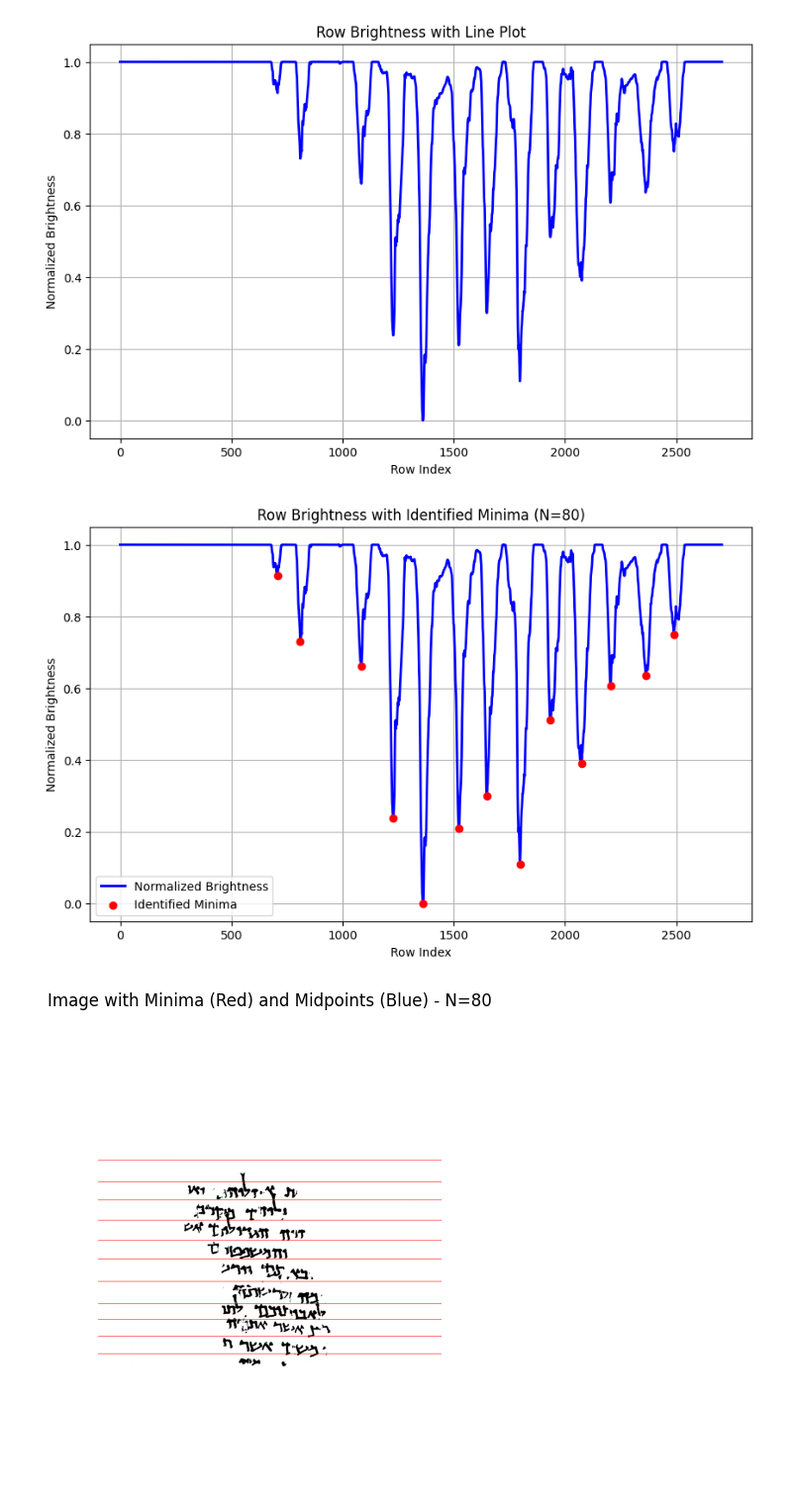
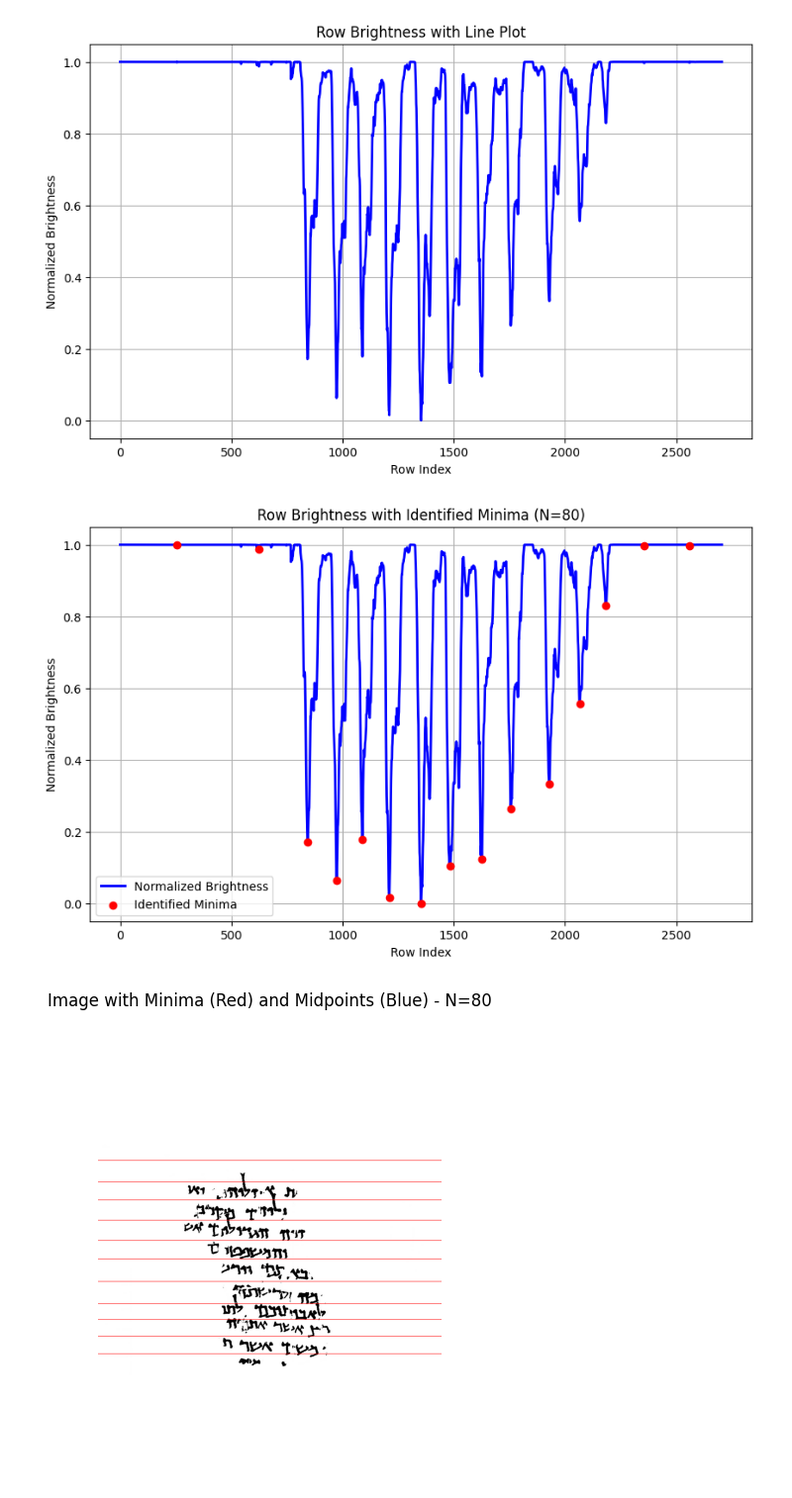
Before and after one commit to DeepLearningPracticalGroup/HandwrittenDocAnalysis, a Jupyter notebook: src/task1/notebooks/Line_Segmentation18_04.ipynb, the cells around one changed output. Shown at 99% size. Saved outputs shown, nothing was run; the diff lists cells and outputs as text; code cells hidden in the pictures.

```diff
--- a/src/task1/notebooks/Line_Segmentation18_04.ipynb
+++ b/src/task1/notebooks/Line_Segmentation18_04.ipynb
@@ -4,7 +4,7 @@ from PIL import Image
 import matplotlib.pyplot as plt
 
 # Set the directory path
-directory = r"C:\Users\Gebruiker\Documents\CCS\DLP\Seg_Images\image-data"
+directory = r"../../../image-data"
 
 # Find all files ending with 'binarized.jpg'
 binarized_images = [f for f in os.listdir(directory) if f.endswith("binarized.jpg")]
@@ -39,7 +39,7 @@ def row_brightness_heatmap(image_path):
     row_sums = img_array.sum(axis=1)  # Sum along width (axis 1)
 
     # Normalize row sums to [0, 1]
-    row_sums_normalized = (row_sums - row_sums.min()) / (row_sums.ptp() + 1e-8)
+    row_sums_normalized = (row_sums - row_sums.min()) / (np.ptp(row_sums) + 1e-8)
 
     # Show as heatmap
     plt.figure(figsize=(2, 6))  # Tall figure
@@ -69,7 +69,7 @@ def row_brightness_heatmap_as_line(image_path):
     row_sums = img_array.sum(axis=1)  # Sum along width (axis 1)
 
     # Normalize row sums to [0, 1]
-    row_sums_normalized = (row_sums - row_sums.min()) / (row_sums.ptp() + 1e-8)
+    row_sums_normalized = (row_sums - row_sums.min()) / (np.ptp(row_sums) + 1e-8)
 
     # Create a line plot of row sums (brightness)
     plt.figure(figsize=(10, 6))
@@ -86,7 +86,7 @@ def row_brightness_heatmap_as_line(image_path):
 image_path = os.path.join(directory, binarized_images[0])
 row_sums = row_brightness_heatmap_as_line(image_path)
 # %% [output]
-[figure, old version]
+[figure, new version]
 # %%
 import numpy as np
 import matplotlib.pyplot as plt
@@ -102,35 +102,35 @@ def find_minima_and_clusters(image_path, N=5):
     row_sums = img_array.sum(axis=1)  # Sum along width (axis 1)
 
     # Normalize row sums to [0, 1]
-    row_sums_normalized = (row_sums - row_sums.min()) / (row_sums.ptp() + 1e-8)
+    row_sums_normalized = (row_sums - row_sums.min()) / (np.ptp(row_sums) + 1e-8)
 
     # Find minima based on the surrounding N rows
     minima = []
     for i in range(N, len(row_sums_normalized) - N):
         # Check if current point is a local minima
         is_minima = all(row_sums_normalized[i] < row_sums_normalized[i-j] for j in range(1, N+1)) and \
                     all(row_sums_normalized[i] < row_sums_normalized[i+j] for j in range(1, N+1))
         if is_minima:
             minima.append(i)
 
     # Plotting the normalized brightness and the identified minima
     plt.figure(figsize=(10, 6))
     plt.plot(range(len(row_sums_normalized)), row_sums_normalized, label="Normalized Brightness", color='blue', linewidth=2)
     plt.scatter(minima, row_sums_normalized[minima], color='red', label='Identified Minima', zorder=5)
     plt.title(f"Row Brightness with Identified Minima (N={N})")
     plt.xlabel("Row Index")
     plt.ylabel("Normalized Brightness")
     plt.grid(True)
     plt.legend()
     plt.show()
 
     return row_sums_normalized, minima
 
 # Usage
 image_path = os.path.join(directory, binarized_images[0])
 row_sums_normalized, minima = find_minima_and_clusters(image_path, N=80)  # Tweak N to change sensitivity
 # %% [output]
-[figure, old version]
+[figure, new version]
 # %%
 import os
 import numpy as np
```
Also changed, not shown: parts of 5 cells of this notebook, 6 other files.
